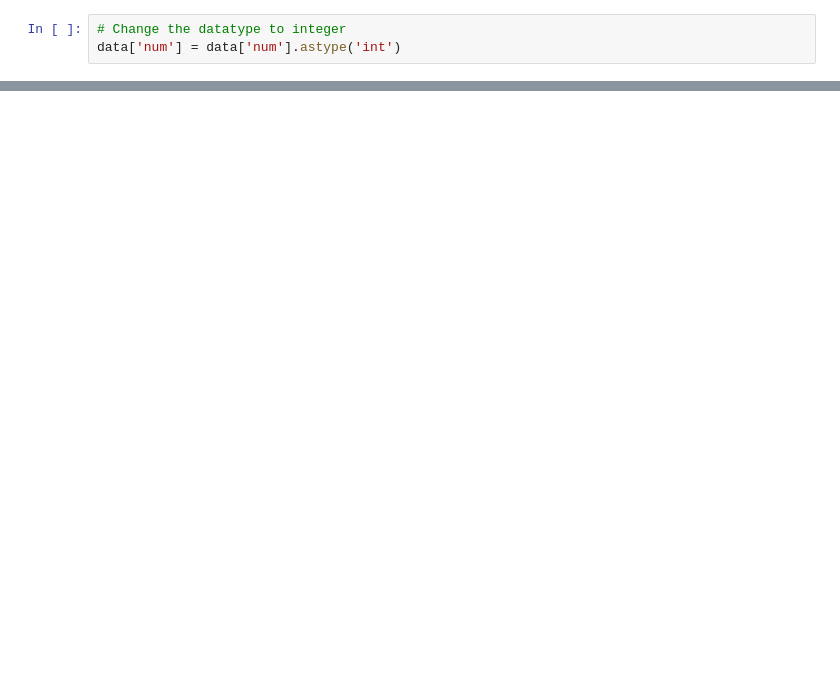
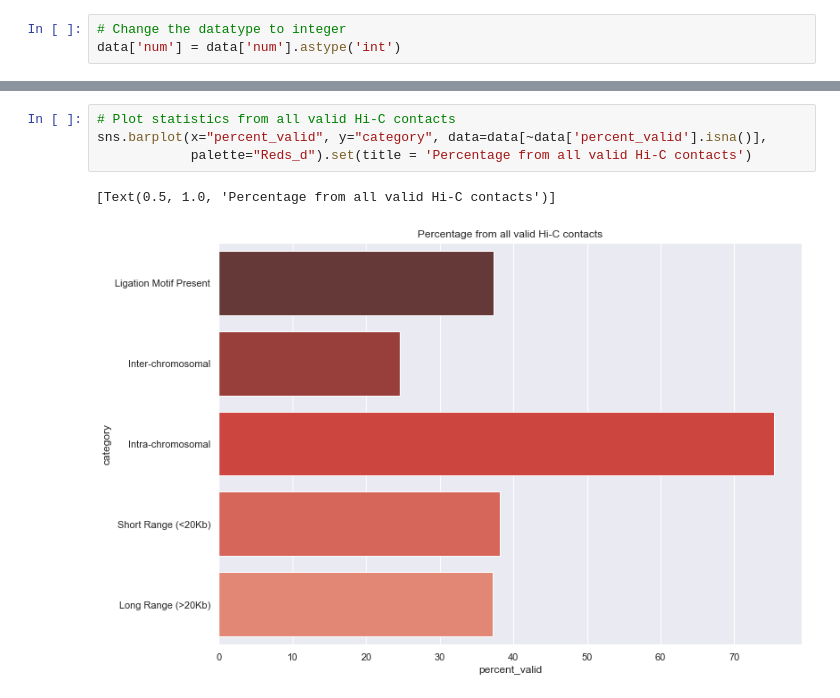
Before and after one commit to Lie-ne/Hi-C, a Jupyter notebook: juicer_stats_viz.ipynb, the cells around one changed output, grey strips where cells are left out. Drawn from its saved outputs; the diff is of its cells as text; blank space fills up the shorter version.

```diff
--- a/juicer_stats_viz.ipynb
+++ b/juicer_stats_viz.ipynb
@@ -52,0 +81,7 @@ ax = sns.barplot(x="category", y="num", data=data.iloc[[0, 1, 6, 7, 12]],
+# %%
+# Plot statistics from all valid Hi-C contacts
+sns.barplot(x="percent_valid", y="category", data=data[~data['percent_valid'].isna()],
+            palette="Reds_d").set(title = 'Percentage from all valid Hi-C contacts')
+# %% [output]
+[Text(0.5, 1.0, 'Percentage from all valid Hi-C contacts')]
+[figure, added]
```
Also changed, not shown: parts of 8 cells of this notebook.
